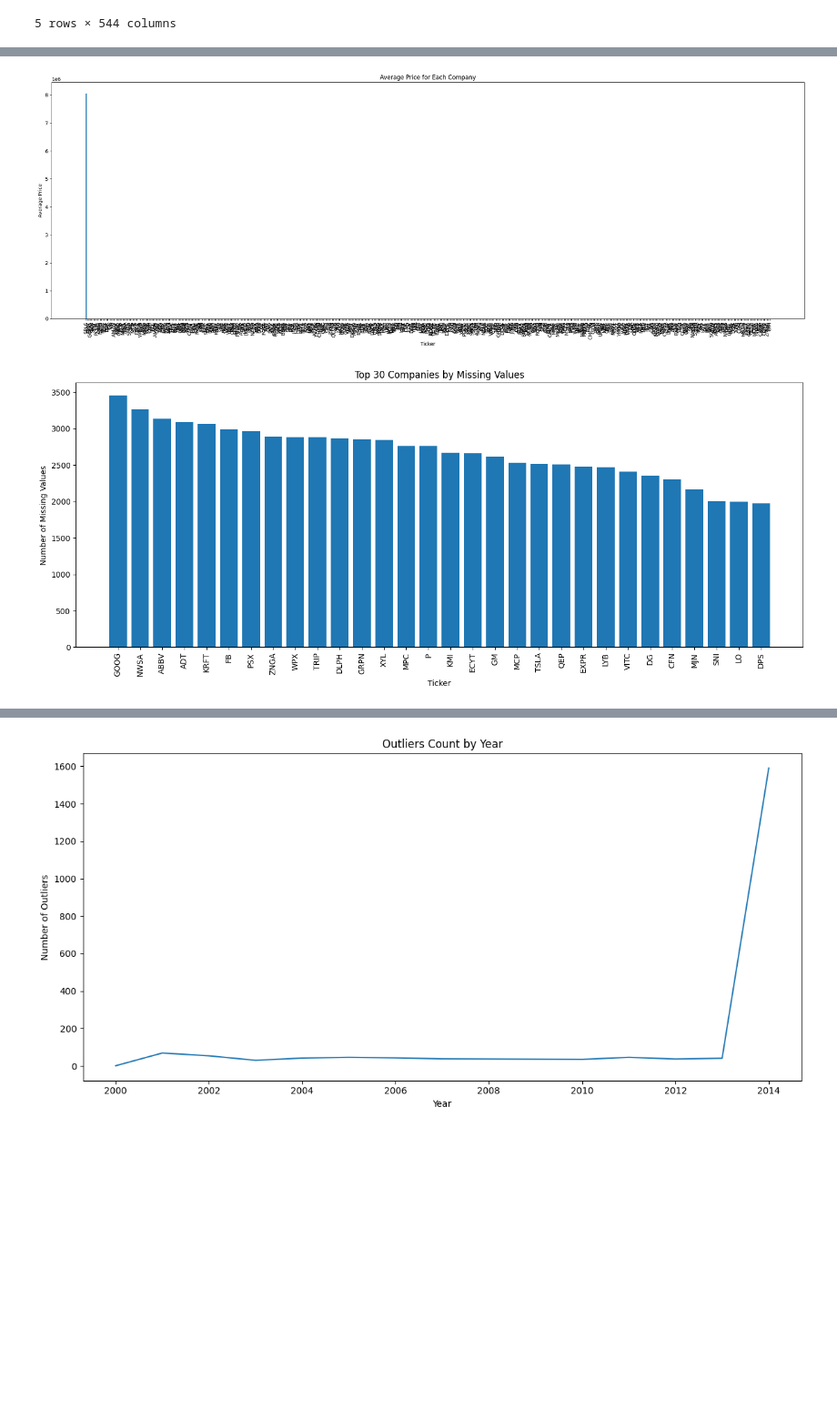
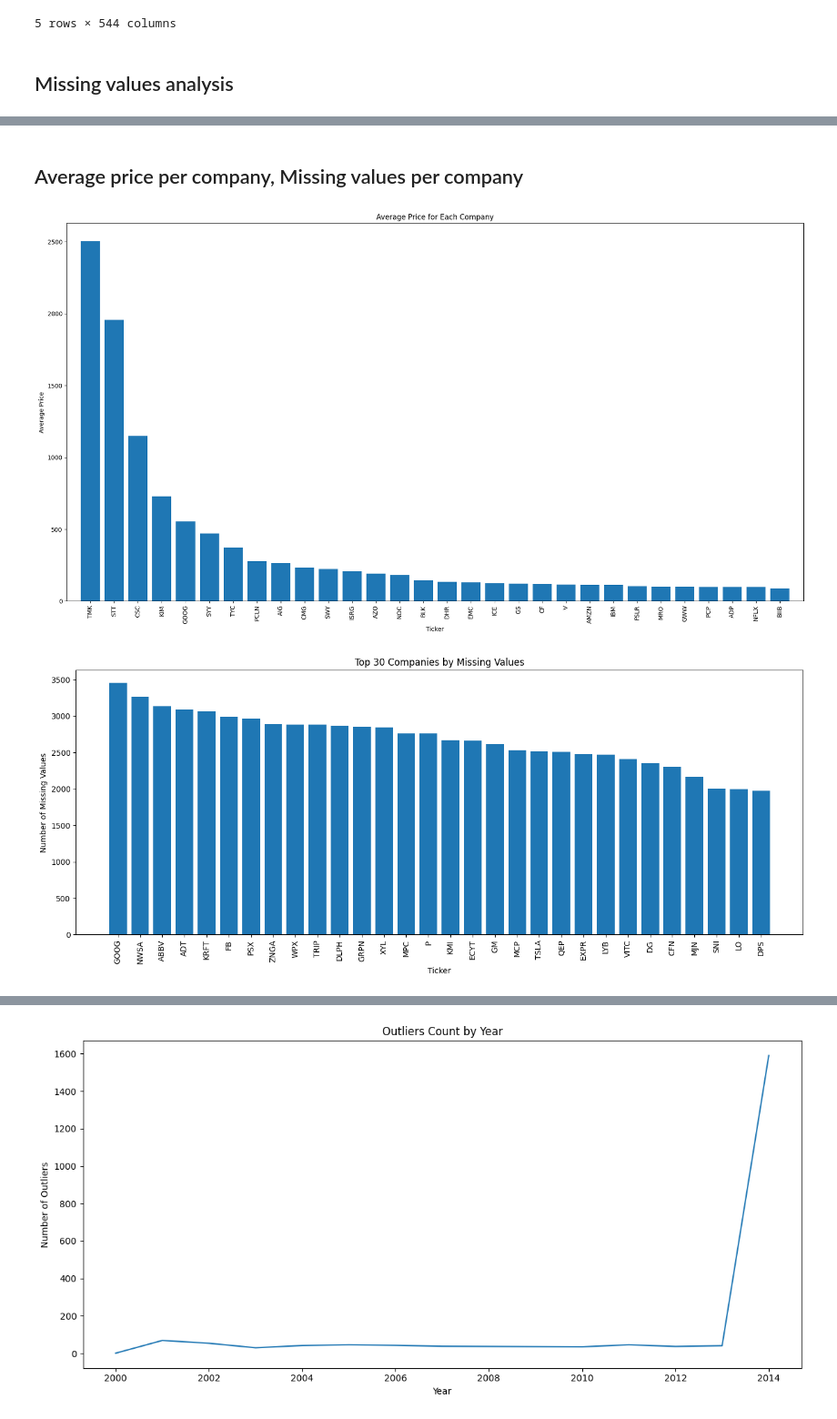
Before and after one commit to Airida305/backtesting-sp500, a Jupyter notebook: notebook/analysis.ipynb, the cells around one changed output, grey strips where cells are left out. Shown at 91% size. Cells and saved outputs as stored; diff of their text form; code cells hidden in the pictures; blank space fills up the shorter version.

```diff
--- a/notebook/analysis.ipynb
+++ b/notebook/analysis.ipynb
@@ -15,8 +15,9 @@ import pandas as pd
 import matplotlib.pyplot as plt
 import yfinance as yf
 
-BASE_DIR = Path.cwd()
+BASE_DIR = Path("../").resolve()
 if not (BASE_DIR / "data").exists() and (BASE_DIR.parent / "data").exists():
+    print("www")
     BASE_DIR = BASE_DIR.parent
 
 DATA_DIR = BASE_DIR / "data"
@@ -44,6 +45,8 @@ stock_prices.head()
 | 3 | 2000-12-15 | 38.159315 | 23.967401 | 0.950999 | NaN | 10.419011 | 37.489114 | 28.102020 | 4.100917 | NaN | ... | ... |
 | 4 | 2000-12-18 | 38.239820 | 25.028660 | 0.963850 | NaN | 10.899191 | 39.691530 | 29.165260 | 4.289662 | NaN | ... | ... |
 5 rows × 544 columns
+# %% [markdown]
+## Missing values analysis
 # %%
 missing_per_variable = stock_prices.isna().sum().sort_values(ascending=False)
 
@@ -98,16 +101,22 @@ year
 2013     5264
 2014     6327
 Name: missing_values, dtype: int64
+# %% [markdown]
+## Average price per company, Missing values per company
 # %%
 def save_average_price_per_company_plot(prices_df, plot=False):
-    avg_price = prices_df.drop(columns="Date").mean(skipna=True).sort_values(ascending=False)
+    # Filter out invalid price ranges (same as preprocessing)
+    filtered_df = prices_df.drop(columns="Date").mask((prices_df.drop(columns="Date") < 0.1) | (prices_df.drop(columns="Date") > 10000))
+    avg_price = filtered_df.mean(skipna=True).sort_values(ascending=False).head(30)
 
-    fig, ax = plt.subplots(figsize=(22, 8))
+    fig, ax = plt.subplots(figsize=(18, 10))
     ax.bar(avg_price.index, avg_price.values)
     ax.set_title("Average Price for Each Company")
     ax.set_xlabel("Ticker")
     ax.set_ylabel("Average Price")
+    ax.set_xlim(-1, len(avg_price))  # Limit x-axis to top_n companies
     ax.tick_params(axis="x", rotation=90)
+
     fig.tight_layout()
     fig.savefig(PLOTS_DIR / "average_price_per_company.png", dpi=150)
 
@@ -115,34 +124,35 @@ def save_average_price_per_company_plot(prices_df, plot=False):
         plt.show()
     else:
         plt.close(fig)
 
     return avg_price
 
 
 def save_missing_values_top_companies_plot(prices_df, plot=False, top_n=30):
     missing_counts = prices_df.drop(columns="Date").isna().sum().sort_values(ascending=False).head(top_n)
 
     fig, ax = plt.subplots(figsize=(14, 6))
     ax.bar(missing_counts.index, missing_counts.values)
     ax.set_title(f"Top {top_n} Companies by Missing Values")
     ax.set_xlabel("Ticker")
     ax.set_ylabel("Number of Missing Values")
+
     ax.tick_params(axis="x", rotation=90)
     fig.tight_layout()
     fig.savefig(PLOTS_DIR / "missing_values_top_companies.png", dpi=150)
 
     if plot:
         plt.show()
     else:
         plt.close(fig)
 
     return missing_counts
 
 
 avg_price_per_company = save_average_price_per_company_plot(stock_prices, plot=True)
 _ = save_missing_values_top_companies_plot(stock_prices, plot=True)
 # %% [output]
-[figure, old version]
+[figure, new version]
 [figure]
 # %%
 long_prices = (
```
Also changed, not shown: parts of 8 cells of this notebook, 21 other files.
